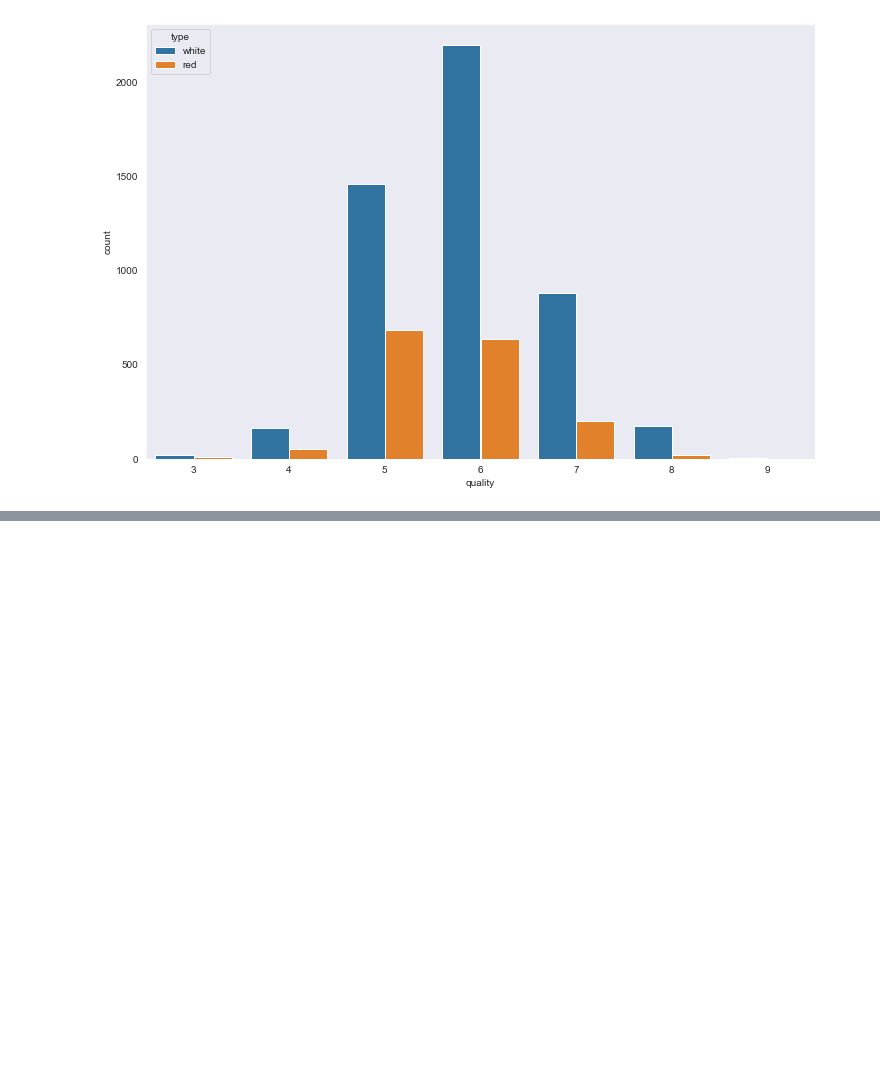
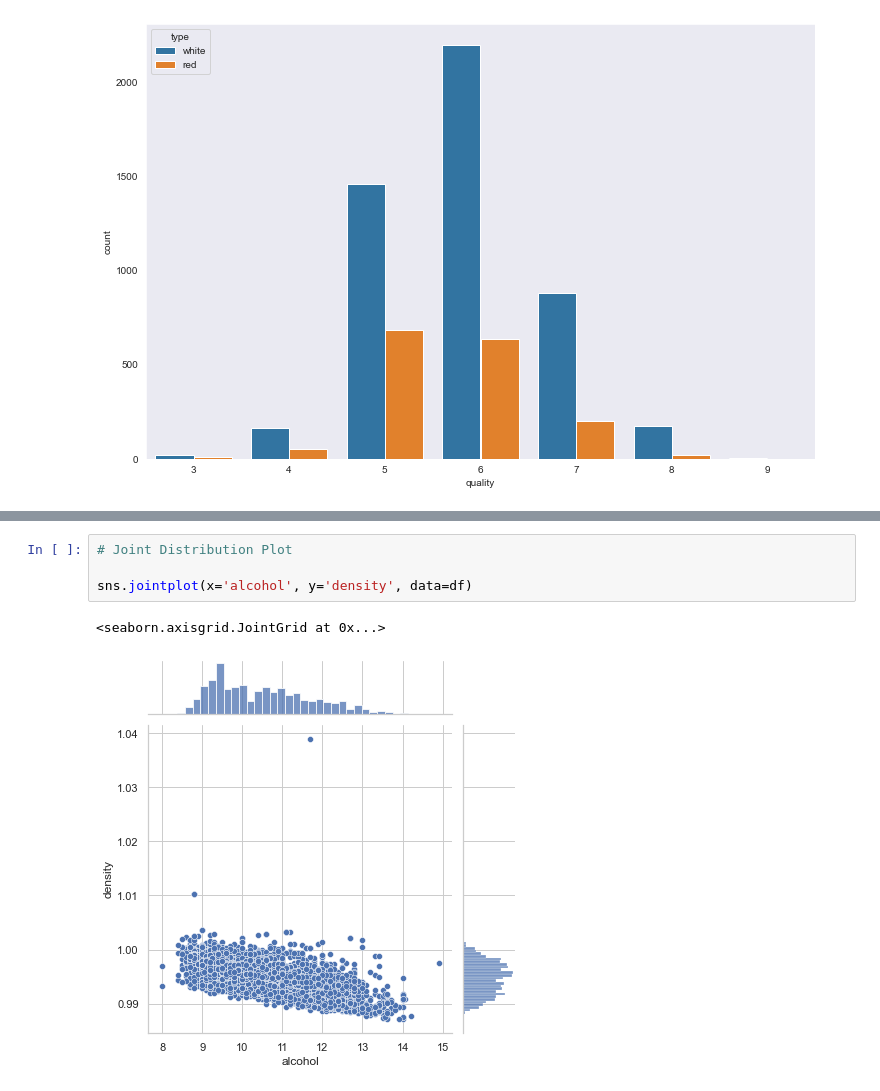
Before and after one commit to espSiyam/Data-Science--Analytics---AI-for-Business---the-Real-World-, a Jupyter notebook: 5.Statistics(Visualization)/1.Visualization.ipynb, the cells around one changed output, grey strips where cells are left out. Drawn from its saved outputs; the diff is of its cells as text; blank space fills up the shorter version.

Commit message:
jointplot

```diff
--- a/5.Statistics(Visualization)/1.Visualization.ipynb
+++ b/5.Statistics(Visualization)/1.Visualization.ipynb
@@ -217,0 +234,7 @@ sns.countplot(x='quality', data=df, hue='type')
+# %%
+# Joint Distribution Plot
+
+sns.jointplot(x='alcohol', y='density', data=df)
+# %% [output]
+<seaborn.axisgrid.JointGrid at 0x...>
+[figure, added]
```
Also changed, not shown: parts of 2 cells of this notebook.
